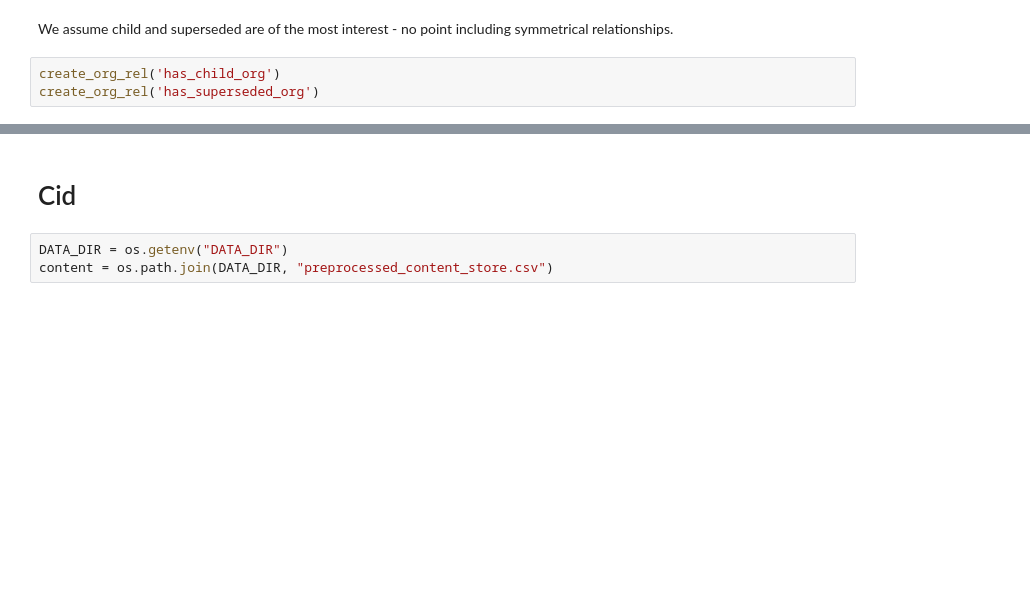
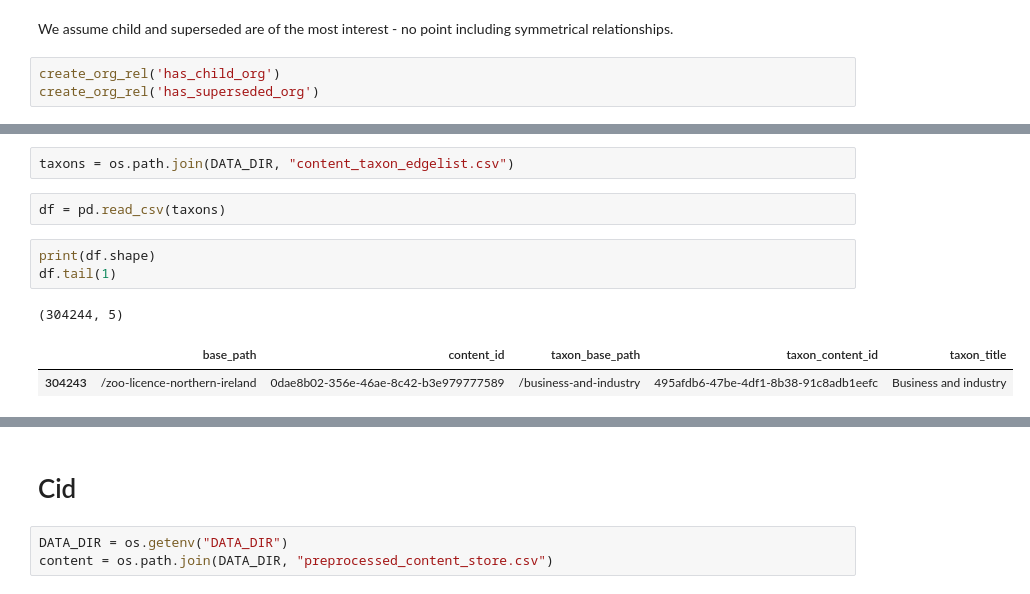
Before and after one commit to nogtini/govuk-knowledge-graph, a Jupyter notebook: notebooks/neo4j/create_node_edge_lists.ipynb, the cells around one changed output, grey strips where cells are left out. Saved outputs shown, nothing was run; the diff lists cells and outputs as text; blank space fills up the shorter version.

```diff
--- a/notebooks/neo4j/create_node_edge_lists.ipynb
+++ b/notebooks/neo4j/create_node_edge_lists.ipynb
@@ -83,0 +90,11 @@ create_org_rel('has_superseded_org')
+# %%
+taxons = os.path.join(DATA_DIR, "content_taxon_edgelist.csv")
+# %%
+df = pd.read_csv(taxons)
+# %%
+print(df.shape)
+df.tail(1)
+# %% [output]
+(304244, 5)
+|  | base_path | content_id | taxon_base_path | taxon_content_id | taxon_title |
+| 304243 | /zoo-licence-northern-ireland | 0dae8b02-356e-46ae-8c42-b3e979777589 | /business-and-industry | 495afdb6-47be-4df1-8b38-91c8adb1eefc | Business and industry |
```
Also changed, not shown: parts of 6 cells of this notebook, 4 other files.
